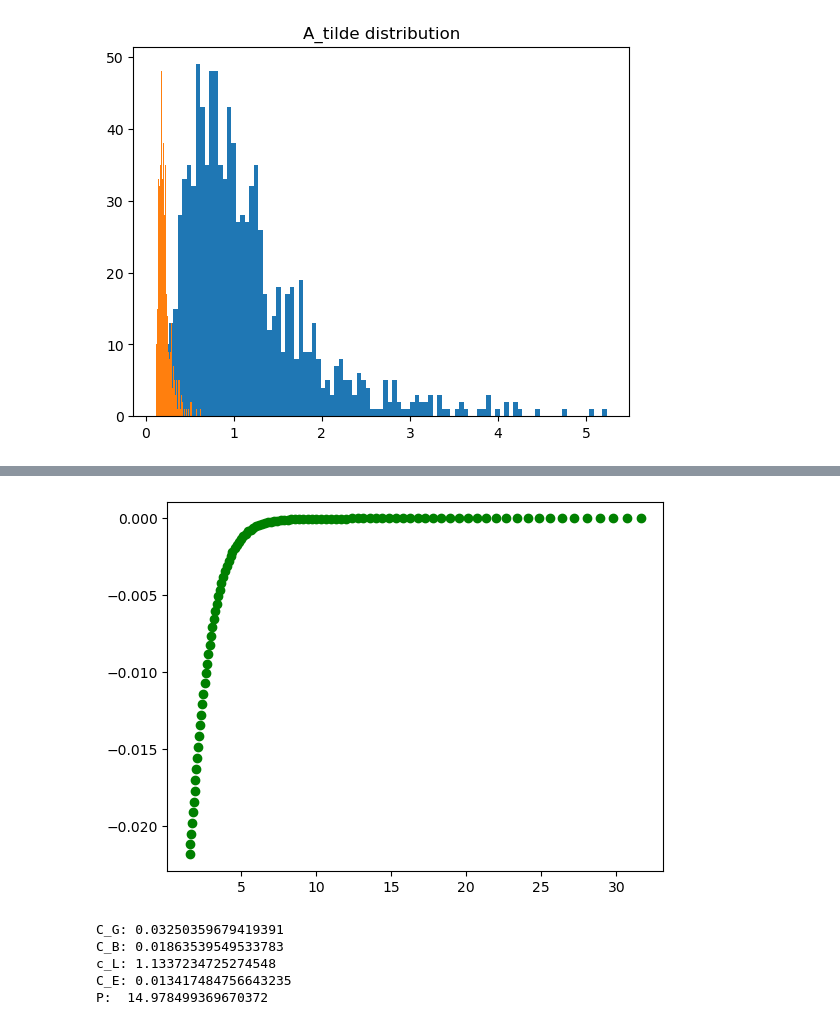
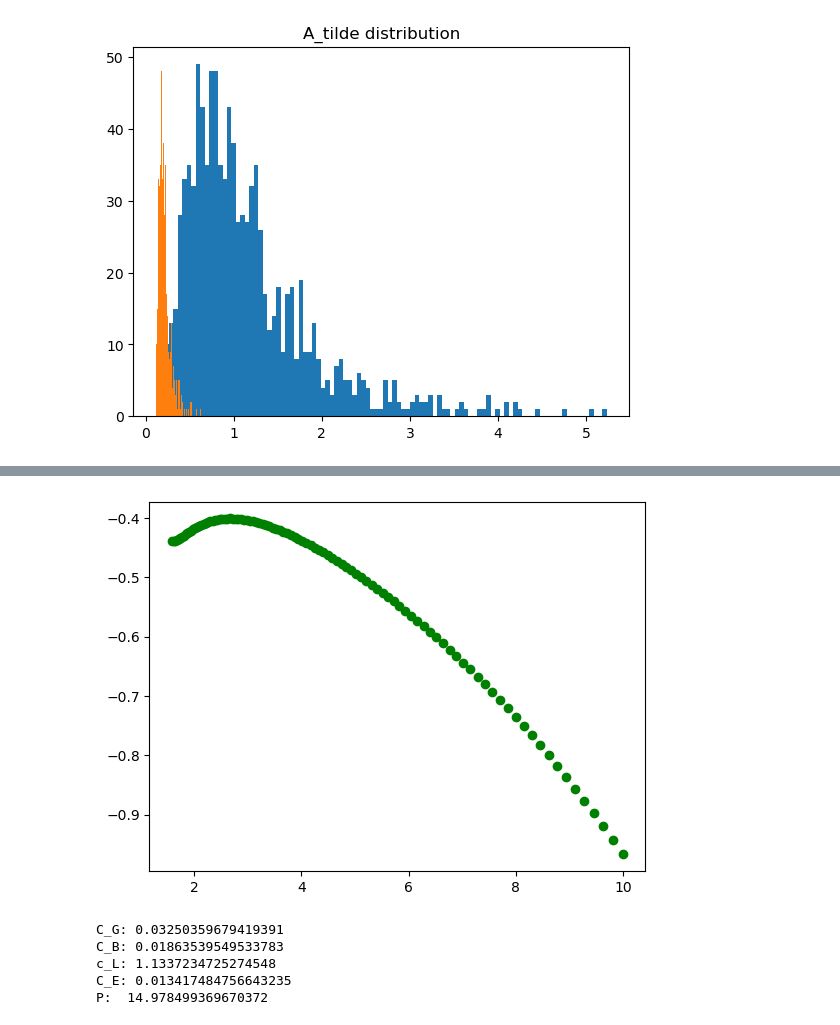
Before and after one commit to mortezaaghajanzadeh/Resource-Reallocation, a Jupyter notebook: code/test.ipynb, the cells around one changed output, grey strips where cells are left out. Cells and saved outputs as stored; diff of their text form; code cells hidden in the pictures.

```diff
--- a/code/test.ipynb
+++ b/code/test.ipynb
@@ -233,28 +210,28 @@ parameters_0
 # %%
-τ_E = 10
+τ_E = 200
 params_0 = parameters.copy()
 params_0['τ_E'] = τ_E
 x_test = []
 y_test = []
 k_test = []
 l_test = []
 import matplotlib.pyplot as plt
 
-for i in np.logspace(0.2,1.5,100):
+for i in np.logspace(0.2,1,100):
     params_0['γ'] = i
     z_k,z_l = optimal_ratios(params_0,τ_E)
-    coef = function_coef(params_0['A_tilde'],params_0['α'],params_0['γ'],z_l,z_k,params_0['green_premium'],params_0['r_b'],params_0['τ_E'],params_0['w'],params_0['β'])
+    coef = function_coef(params_0,τ_E)
     if ~np.isnan(coef):
         x_test.append(i)
         y_test.append(coef)
 #
 fig, ax1 = plt.subplots()
 
 ax1.scatter( x_test,y_test,color='g',label=False)
 # fig.legend(['z_k','z_l','Price'])
 plt.show()
 # %% [output]
-[figure, old version]
+[figure, new version]
 # %%
 def test_func(params_0):
     z_k = function_z_k(params_0['α'],params_0['γ'],params_0['r_b'], params_0['green_premium'],params_0['τ_E'],params_0['A_tilde'])
```
Also changed, not shown: parts of 4 cells of this notebook, 6 other files.
